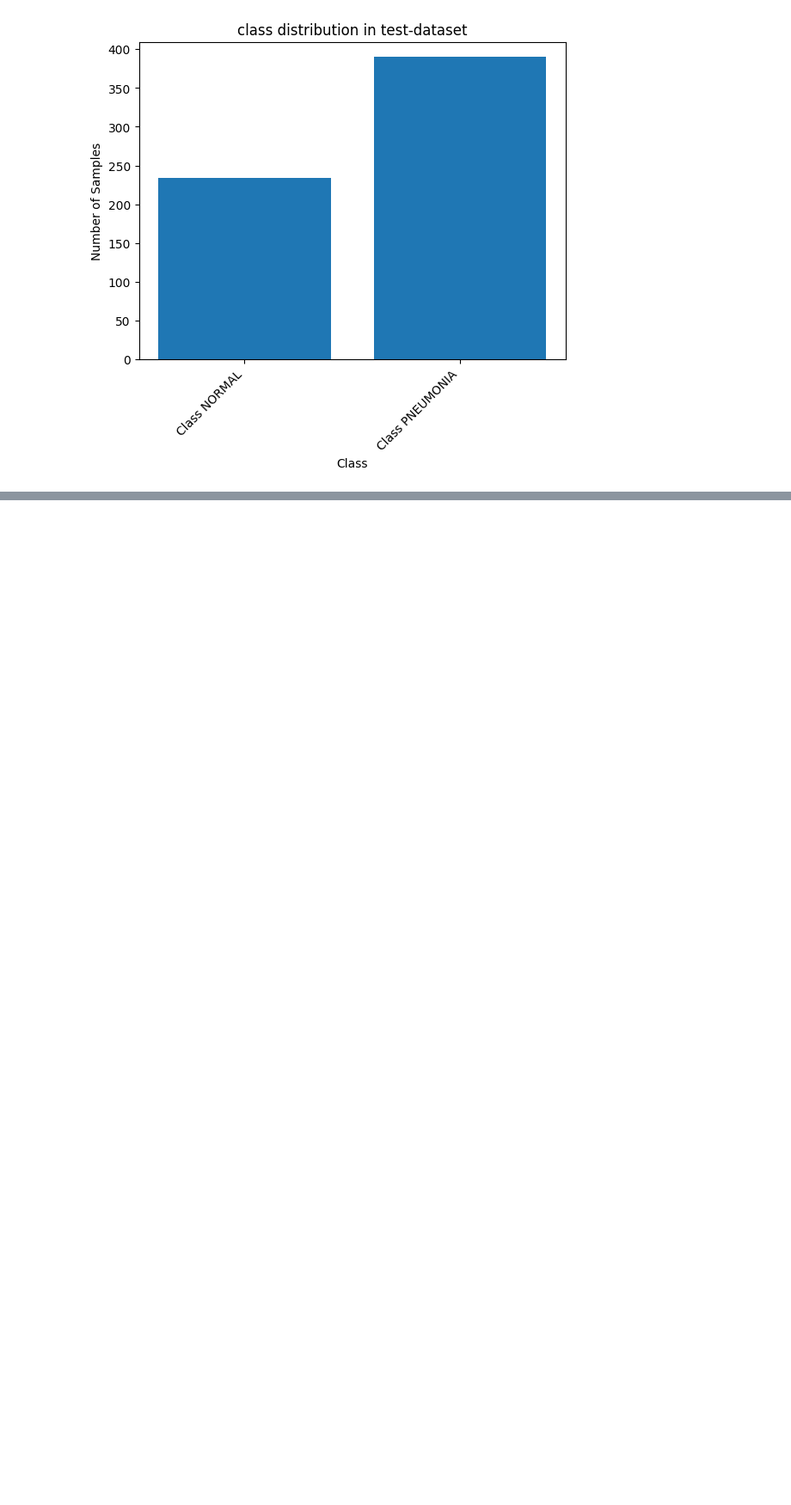
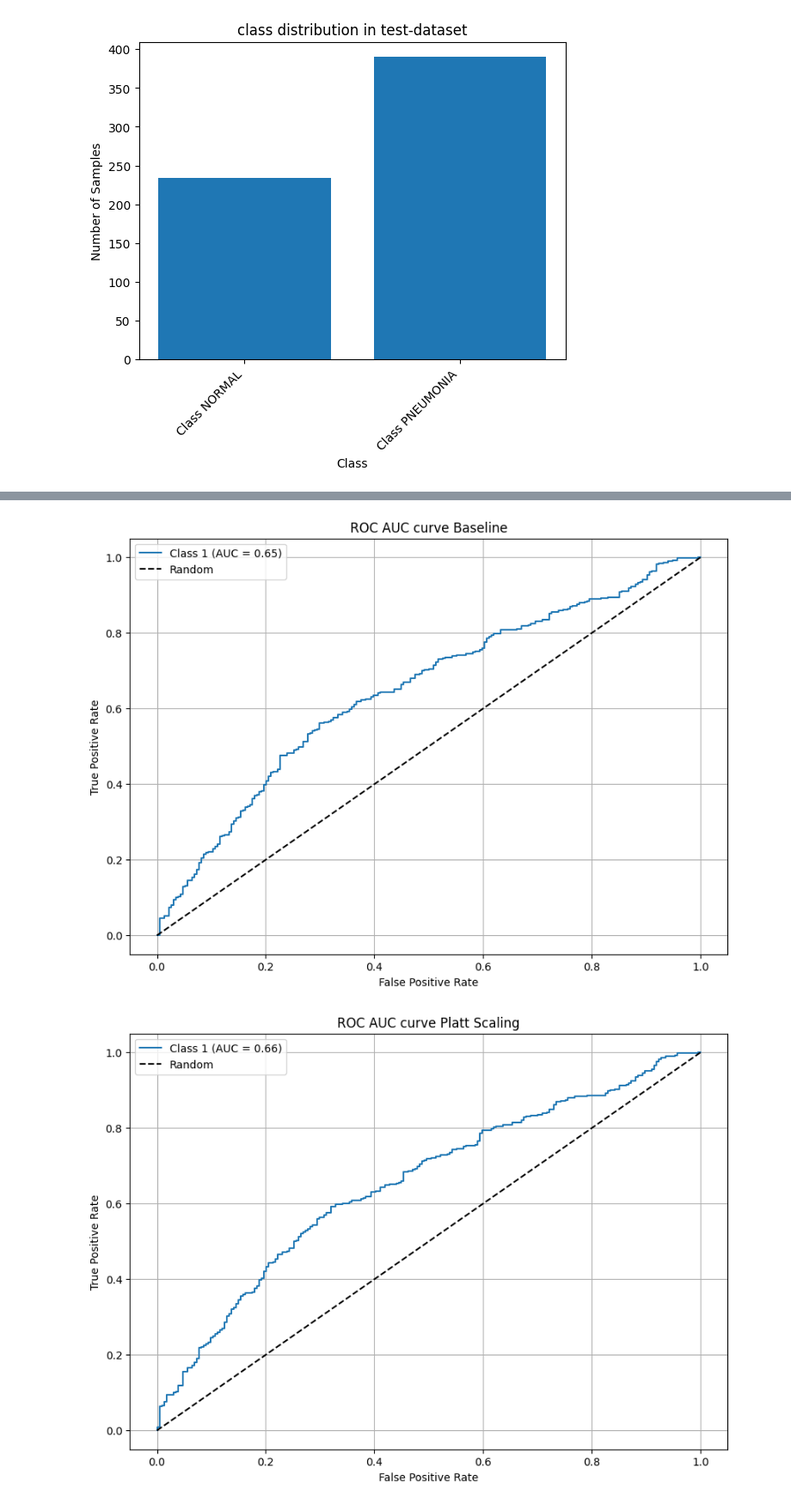
Before and after one commit to michaelihrler/ModelCalibrationDeepLearning, a Jupyter notebook: calibration_notebook.ipynb, the cells around one changed output, grey strips where cells are left out. Shown at 86% size. Cells and saved outputs as stored; diff of their text form; code cells hidden in the pictures; blank space fills up the shorter version.

```diff
--- a/calibration_notebook.ipynb
+++ b/calibration_notebook.ipynb
@@ -65,0 +93,15 @@ IndexError: index 1 is out of bounds for axis 1 with size 1
+# %%
+plot_multiclass_roc_auc(y_true=true_labels_baseline,
+                        y_pred_proba=confidence_baseline,
+                        title="ROC AUC curve Baseline")
+
+plot_multiclass_roc_auc(y_true=true_labels_platt_scaling,
+                        y_pred_proba=confidence_platt_scaling,
+                        title="ROC AUC curve Platt Scaling")
+
+plot_multiclass_roc_auc(y_true=true_labels_temperature_scaling,
+                        y_pred_proba=confidence_temperature_scaling,
+                        title="ROC AUC curve Temperature Scaling")
+# %% [output]
+[figure, added]
+[figure, added]
```
Also changed, not shown: parts of 17 cells of this notebook, 5 other files.
